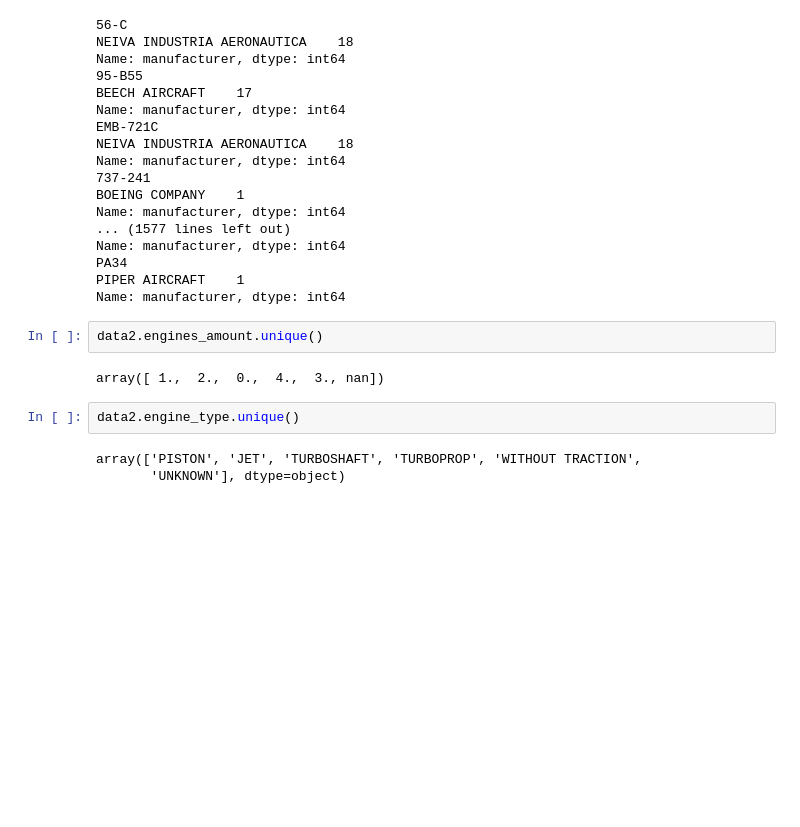
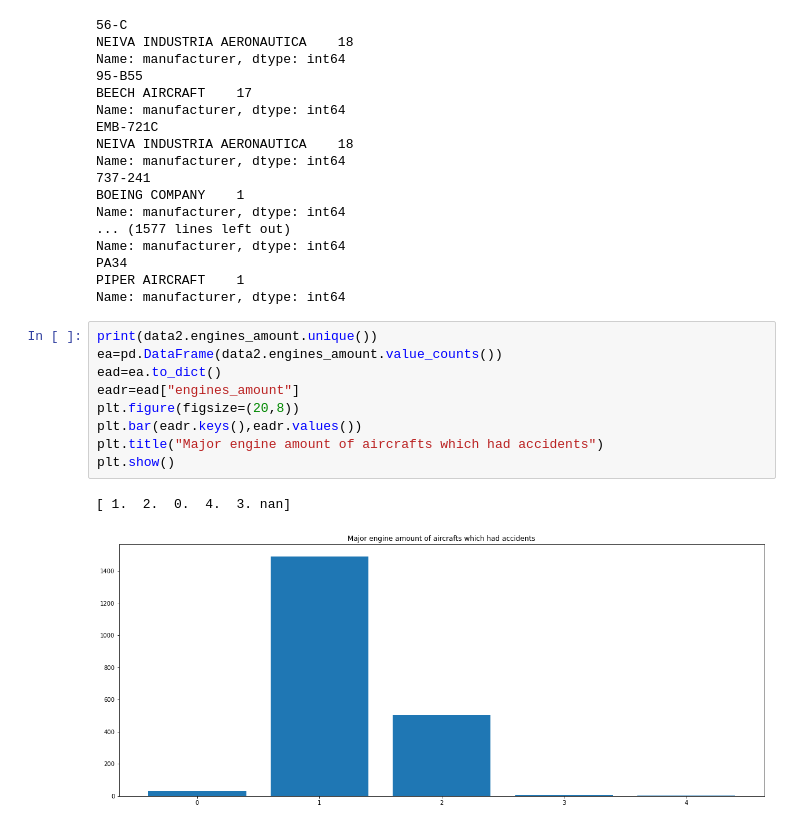
Before and after one commit to seorimpark/MATH517team2-4, a Jupyter notebook: Codes/Analysis.ipynb, the cells around one changed output. Cells and saved outputs as stored; diff of their text form; blank space fills up the shorter version.

Commit message:
added more bar plots, and the start of interactive plot for different features

```diff
--- a/Codes/Analysis.ipynb
+++ b/Codes/Analysis.ipynb
@@ -129,13 +131,16 @@ Name: manufacturer, dtype: int64
 PA34
 PIPER AIRCRAFT    1
 Name: manufacturer, dtype: int64
-# %%
-data2.engines_amount.unique()
-# %% [output]
-array([ 1.,  2.,  0.,  4.,  3., nan])
-# %%
-data2.engine_type.unique()
-# %% [output]
-array(['PISTON', 'JET', 'TURBOSHAFT', 'TURBOPROP', 'WITHOUT TRACTION',
-       'UNKNOWN'], dtype=object)
+# %%
+print(data2.engines_amount.unique())
+ea=pd.DataFrame(data2.engines_amount.value_counts())
+ead=ea.to_dict()
+eadr=ead["engines_amount"]
+plt.figure(figsize=(20,8))
+plt.bar(eadr.keys(),eadr.values())
+plt.title("Major engine amount of aircrafts which had accidents")
+plt.show()
+# %% [output]
+[ 1.  2.  0.  4.  3. nan]
+[figure, added]
 # %%
```
Also changed, not shown: parts of 12 cells of this notebook.
